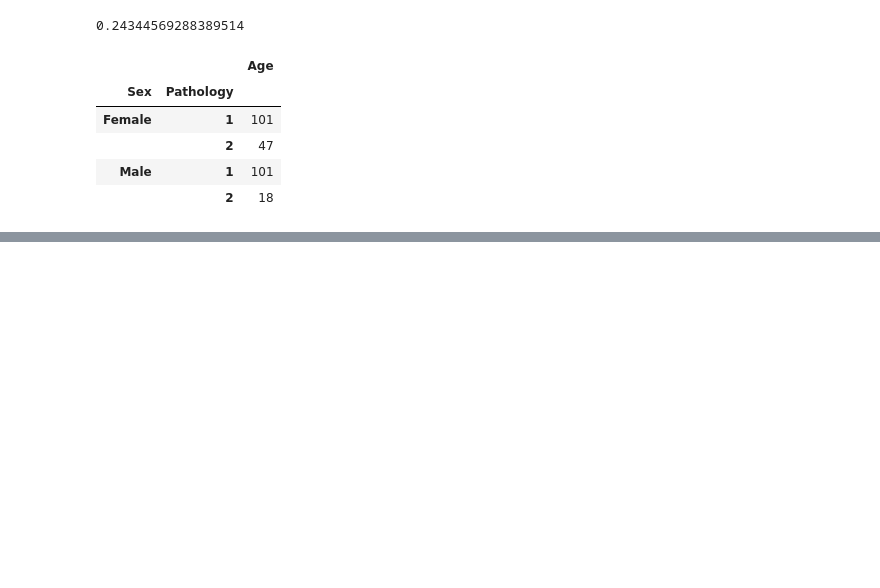
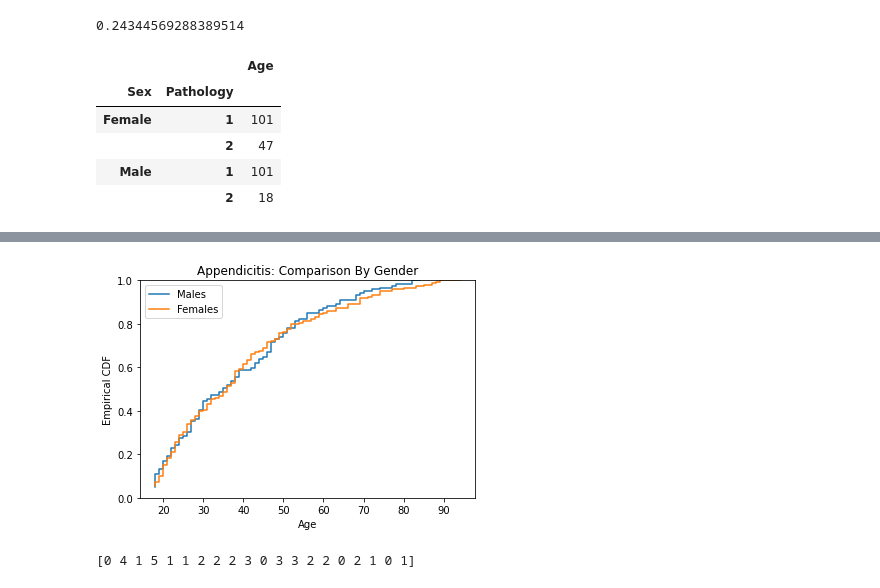
Before and after one commit to ram-elgov/Statistics-For-CS, a Jupyter notebook: Assignment_1.ipynb, the cells around one changed output, grey strips where cells are left out. Cells and saved outputs as stored; diff of their text form; code cells hidden in the pictures; blank space fills up the shorter version.

```diff
--- a/Assignment_1.ipynb
+++ b/Assignment_1.ipynb
@@ -167,0 +162,21 @@ df.shape
+# %%
+X_Male=df[df["Sex"]=="Male"]["Age"]
+X_Female=df[df["Sex"]=="Female"]["Age"]
+emp_male=Empirical_F(X_Male)
+emp_female=Empirical_F(X_Female)
+plt.xlabel('Age')
+plt.ylabel('Empirical CDF')
+plt.ylim(0, 1)
+plt.title("Appendicitis: Comparison By Gender")
+plt.step(x=emp_male[:,0],y=emp_male[:,1])
+plt.step(x=emp_female[:,0], y=emp_female[:,1])
+plt.legend(['Males', 'Females'])
+plt.show()
+# %% [output]
+[figure, added]
+# %%
+mu=2
+X=poisson.rvs(mu,size=20)
+print(X)
+# %% [output]
+[0 4 1 5 1 1 2 2 2 3 0 3 3 2 2 0 2 1 0 1]
```
Also changed, not shown: parts of 7 cells of this notebook.
